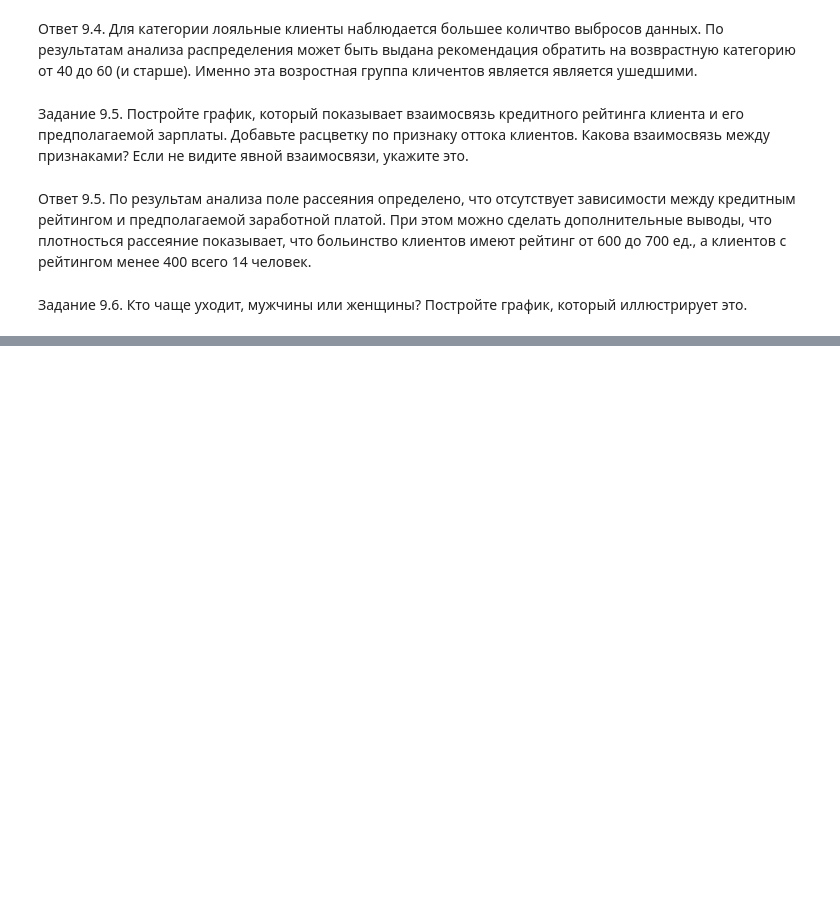
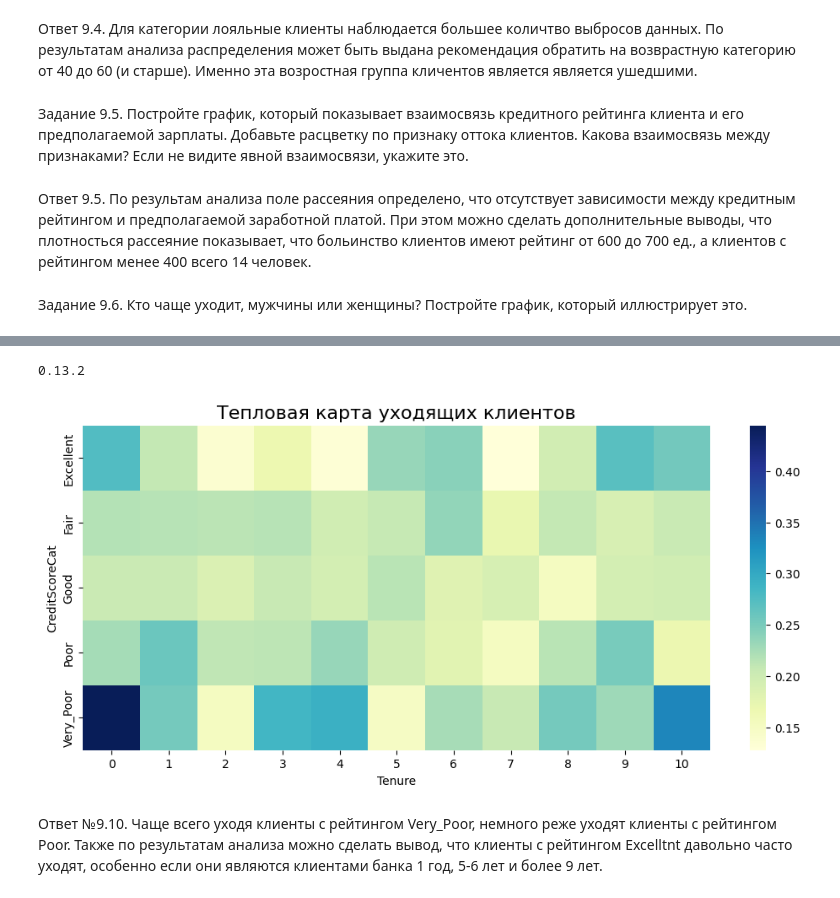
Before and after one commit to Nikolayf11/nikolas, a Jupyter notebook: skilfactory/PY_13_Визуализация/data/churn.ipynb, the cells around one changed output, grey strips where cells are left out. Drawn from its saved outputs; the diff is of its cells as text; code cells hidden in the pictures; blank space fills up the shorter version.

```diff
--- a/skilfactory/PY_13_Визуализация/data/churn.ipynb
+++ b/skilfactory/PY_13_Визуализация/data/churn.ipynb
@@ -292,0 +444,66 @@ fig.show()
+# %%
+# Задание №9.10
+
+import pandas as pd
+
+churn_data = pd.read_csv('data_2/churn.csv', sep=',')
+#display(churn_data.head())
+
+churn_data.drop('RowNumber', axis=1, inplace=True)
+#display(churn_data.head())
+
+import matplotlib.pyplot as plt
+import seaborn as sns
+print(sns.__version__)
+
+# Прописываем заданную функцию перевода числового кридинтного рейтинка в категориальный
+def get_credit_score_cat(credit_score):
+    if credit_score >= 300 and credit_score < 500:
+        return "Very_Poor"
+    elif credit_score >= 500 and credit_score < 601:
+        return "Poor"
+    elif credit_score >= 601 and credit_score < 661:
+        return "Fair"
+    elif credit_score >= 661 and credit_score < 781:
+        return "Good"
+    elif credit_score >= 781 and credit_score < 851:
+        return "Excellent"
+    elif credit_score >= 851:
+        return "Top"
+    elif credit_score < 300:
+        return "Deep"
+
+#Применяем прописанную функицю get_credit_score_cat к столбцу CreditScore и создаем новый признак CreditScoreCat — категории кредитного рейтинга
+churn_data['CreditScoreCat'] = churn_data['CreditScore'].apply(get_credit_score_cat)
+# Проверка работы функции
+#display(churn_data)
+
+#Строим сводную таблицу, строками которой являются категории кредитного рейтинга (CreditScoreCat), а столбцами — количество лет, в течение которых клиент пользуется услугами банка (Tenure).
+#В ячейках сводной таблицы находится доля ушедших пользователей.
+pivot=churn_data.pivot_table(
+    values='Exited',
+    index='CreditScoreCat',
+    columns='Tenure',
+    aggfunc='mean',
+    fill_value=0
+)
+# Проверка
+#display(churn_data['Tenure'].max())
+#display(pivot)
+
+
+#Задаем размеры графика
+fig = plt.figure(figsize=(12, 5))
+# Строим тепловую карту на основе сводной таблицы
+heatmap = sns.heatmap(data=pivot, cmap='YlGnBu')
+heatmap.set_title('Тепловая карта уходящих клиентов', fontsize=16);
+
+
+# Ответ №9.10. Чаще всего уходя клиенты с рейтингом Very_Poor, немного реже уходят клиенты с рейтингом Poor.
+# Также по результатам анализа можно сделать вывод, что клиенты с рейтингом Excelltnt давольно часто уходят, особенно если они являются клиентами банка 1 год, 5-6 лет и более 9 лет.
+# %% [output]
+0.13.2
+[figure, added]
+# %% [markdown]
+Ответ №9.10. Чаще всего уходя клиенты с рейтингом Very_Poor, немного реже уходят клиенты с рейтингом Poor.
+Также по результатам анализа можно сделать вывод, что клиенты с рейтингом Excelltnt давольно часто уходят, особенно если они являются клиентами банка 1 год, 5-6 лет и более 9 лет.
```
Also changed, not shown: parts of 12 cells of this notebook.
